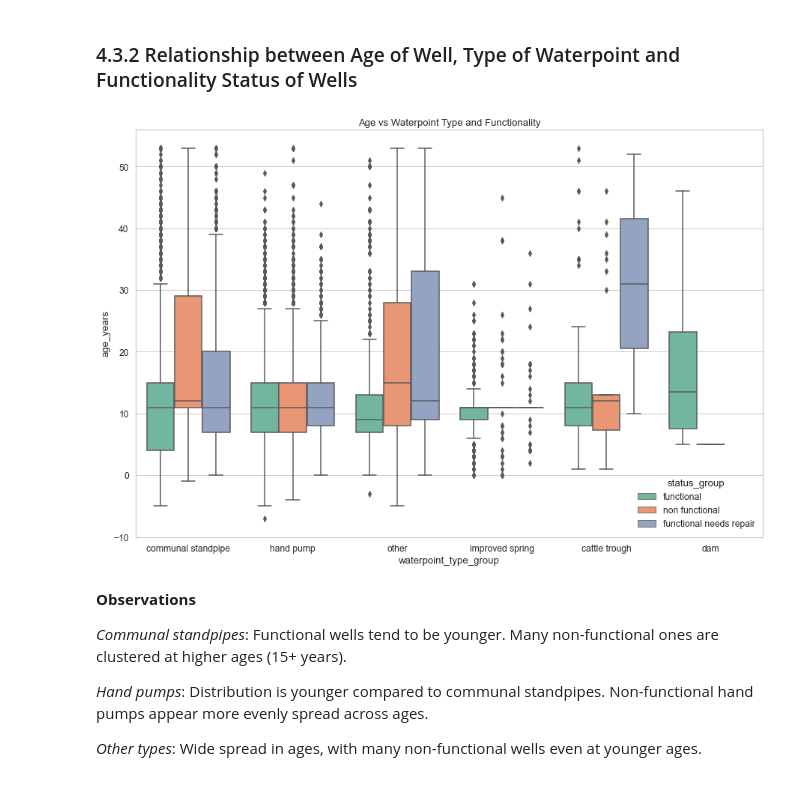
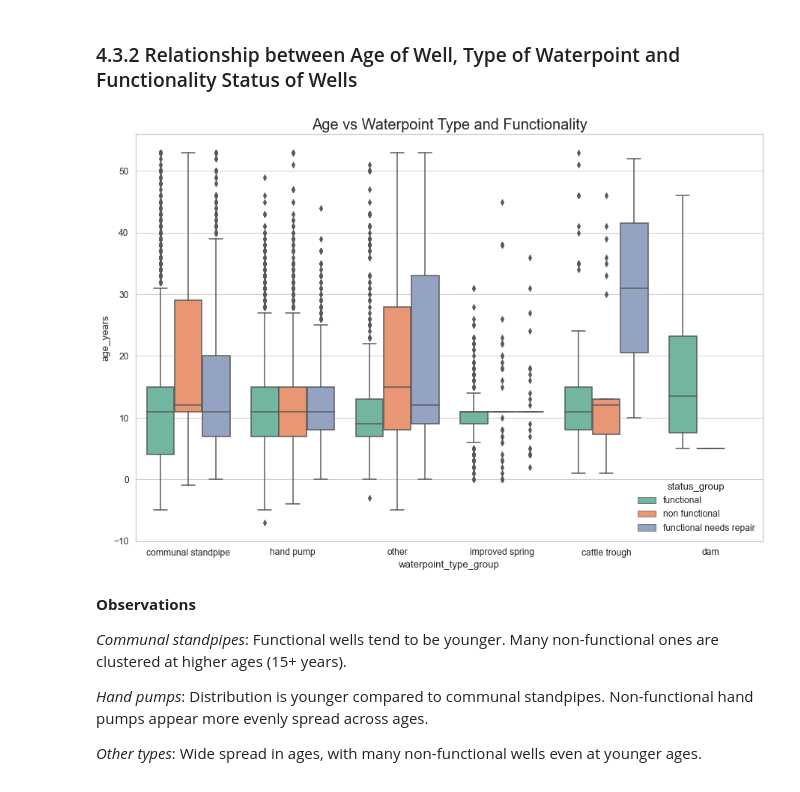
Before and after one commit to HuldahCR/Tanzanian_Water_Well_Risk_Model, a Jupyter notebook: notebooks/Tanzanian_Water_Well_Modeling.ipynb, the cells around one changed output. Cells and saved outputs as stored; diff of their text form; code cells hidden in the pictures.

```diff
--- a/notebooks/Tanzanian_Water_Well_Modeling.ipynb
+++ b/notebooks/Tanzanian_Water_Well_Modeling.ipynb
@@ -1937,10 +1982,10 @@ For NGOs, donors, and government:
 # %%
 plt.figure(figsize=(15,10))
 sns.boxplot(data=train_df1, x="waterpoint_type_group", y="age_years", hue="status_group")
-plt.title("Age vs Waterpoint Type and Functionality")
+plt.title("Age vs Waterpoint Type and Functionality", fontsize =20)
 plt.show()
 # %% [output]
-[figure, old version]
+[figure, new version]
 # %% [markdown]
 **Observations**
 
```
Also changed, not shown: parts of 81 cells of this notebook.
